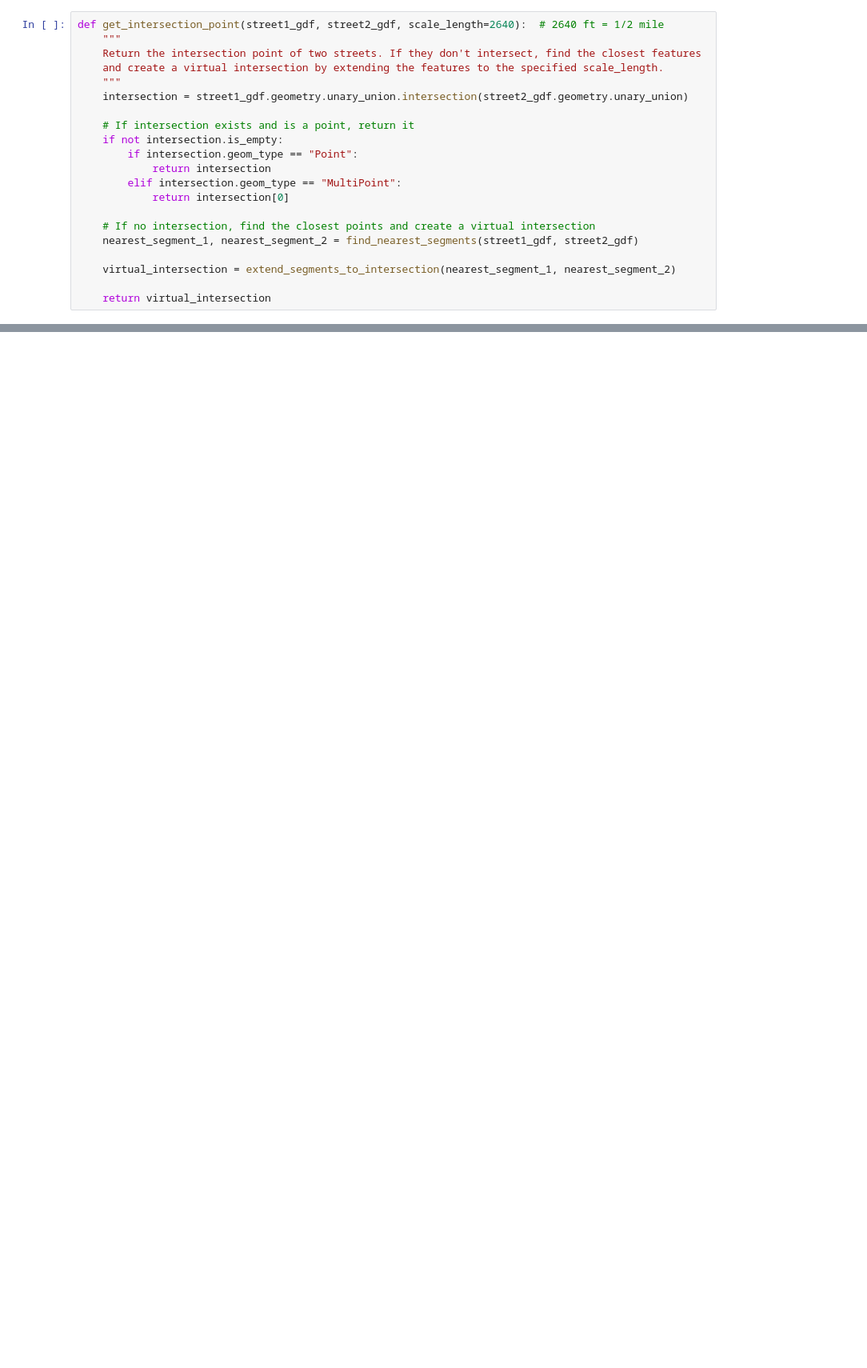
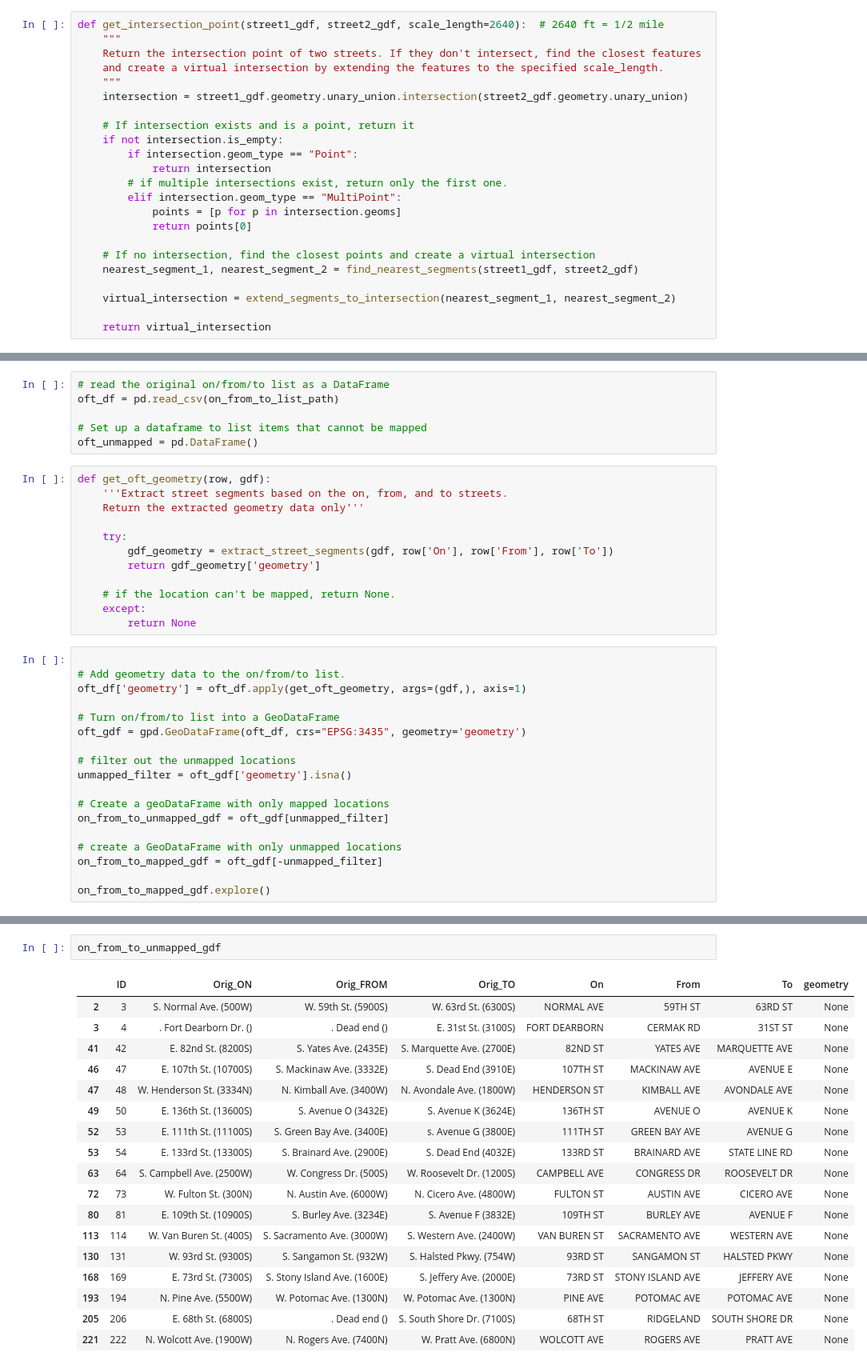
Before and after one commit to kristenhahn/on_from_to_mapping, a Jupyter notebook: OnFromTo_Mapping_CDOT_Centerlines_Shapefile.ipynb, the cells around one changed output, grey strips where cells are left out. Shown at 80% size. Drawn from its saved outputs; the diff is of its cells as text; blank space fills up the shorter version.

Commit message:
Map a list of streets from a CSV file and export the results

```diff
--- a/OnFromTo_Mapping_CDOT_Centerlines_Shapefile.ipynb
+++ b/OnFromTo_Mapping_CDOT_Centerlines_Shapefile.ipynb
@@ -84,8 +109,10 @@ def get_intersection_point(street1_gdf, street2_gdf, scale_length=2640):  # 2640
     if not intersection.is_empty:
         if intersection.geom_type == "Point":
             return intersection
+        # if multiple intersections exist, return only the first one.
         elif intersection.geom_type == "MultiPoint":
-            return intersection[0]
+            points = [p for p in intersection.geoms]
+            return points[0]
 
     # If no intersection, find the closest points and create a virtual intersection
     nearest_segment_1, nearest_segment_2 = find_nearest_segments(street1_gdf, street2_gdf)
@@ -176,0 +206,36 @@ test_gdf.explore()
+# %%
+# read the original on/from/to list as a DataFrame
+oft_df = pd.read_csv(on_from_to_list_path)
+
+# Set up a dataframe to list items that cannot be mapped
+oft_unmapped = pd.DataFrame()
+# %%
+def get_oft_geometry(row, gdf):
+    '''Extract street segments based on the on, from, and to streets.
+    Return the extracted geometry data only'''
+
+    try:
+        gdf_geometry = extract_street_segments(gdf, row['On'], row['From'], row['To'])
+        return gdf_geometry['geometry']
+
+    # if the location can't be mapped, return None.
+    except:
+        return None
+# %%
+
+# Add geometry data to the on/from/to list.
+oft_df['geometry'] = oft_df.apply(get_oft_geometry, args=(gdf,), axis=1)
+
+# Turn on/from/to list into a GeoDataFrame
+oft_gdf = gpd.GeoDataFrame(oft_df, crs="EPSG:3435", geometry='geometry')
+
+# filter out the unmapped locations
+unmapped_filter = oft_gdf['geometry'].isna()
+
+# Create a geoDataFrame with only mapped locations
+on_from_to_unmapped_gdf = oft_gdf[unmapped_filter]
+
+# create a GeoDataFrame with only unmapped locations
+on_from_to_mapped_gdf = oft_gdf[-unmapped_filter]
+
+on_from_to_mapped_gdf.explore()
@@ -176,0 +244,21 @@ test_gdf.explore()
+# %%
+on_from_to_unmapped_gdf
+# %% [output]
+|  | ID | Orig_ON | Orig_FROM | Orig_TO | On | From | To | geometry |
+| 2 | 3 | S. Normal Ave. (500W) | W. 59th St. (5900S) | W. 63rd St. (6300S) | NORMAL AVE | 59TH ST | 63RD ST | None |
+| 3 | 4 | . Fort Dearborn Dr. () | . Dead end () | E. 31st St. (3100S) | FORT DEARBORN | CERMAK RD | 31ST ST | None |
+| 41 | 42 | E. 82nd St. (8200S) | S. Yates Ave. (2435E) | S. Marquette Ave. (2700E) | 82ND ST | YATES AVE | MARQUETTE AVE | None |
+| 46 | 47 | E. 107th St. (10700S) | S. Mackinaw Ave. (3332E) | S. Dead End (3910E) | 107TH ST | MACKINAW AVE | AVENUE E | None |
+| 47 | 48 | W. Henderson St. (3334N) | N. Kimball Ave. (3400W) | N. Avondale Ave. (1800W) | HENDERSON ST | KIMBALL AVE | AVONDALE AVE | None |
+| 49 | 50 | E. 136th St. (13600S) | S. Avenue O (3432E) | S. Avenue K (3624E) | 136TH ST | AVENUE O | AVENUE K | None |
+| 52 | 53 | E. 111th St. (11100S) | S. Green Bay Ave. (3400E) | s. Avenue G (3800E) | 111TH ST | GREEN BAY AVE | AVENUE G | None |
+| 53 | 54 | E. 133rd St. (13300S) | S. Brainard Ave. (2900E) | S. Dead End (4032E) | 133RD ST | BRAINARD AVE | STATE LINE RD | None |
+| 63 | 64 | S. Campbell Ave. (2500W) | W. Congress Dr. (500S) | W. Roosevelt Dr. (1200S) | CAMPBELL AVE | CONGRESS DR | ROOSEVELT DR | None |
+| 72 | 73 | W. Fulton St. (300N) | N. Austin Ave. (6000W) | N. Cicero Ave. (4800W) | FULTON ST | AUSTIN AVE | CICERO AVE | None |
+| 80 | 81 | E. 109th St. (10900S) | S. Burley Ave. (3234E) | S. Avenue F (3832E) | 109TH ST | BURLEY AVE | AVENUE F | None |
+| 113 | 114 | W. Van Buren St. (400S) | S. Sacramento Ave. (3000W) | S. Western Ave. (2400W) | VAN BUREN ST | SACRAMENTO AVE | WESTERN AVE | None |
+| 130 | 131 | W. 93rd St. (9300S) | S. Sangamon St. (932W) | S. Halsted Pkwy. (754W) | 93RD ST | SANGAMON ST | HALSTED PKWY | None |
+| 168 | 169 | E. 73rd St. (7300S) | S. Stony Island Ave. (1600E) | S. Jeffery Ave. (2000E) | 73RD ST | STONY ISLAND AVE | JEFFERY AVE | None |
+| 193 | 194 | N. Pine Ave. (5500W) | W. Potomac Ave. (1300N) | W. Potomac Ave. (1300N) | PINE AVE | POTOMAC AVE | POTOMAC AVE | None |
+| 205 | 206 | E. 68th St. (6800S) | . Dead end () | S. South Shore Dr. (7100S) | 68TH ST | RIDGELAND | SOUTH SHORE DR | None |
+| 221 | 222 | N. Wolcott Ave. (1900W) | N. Rogers Ave. (7400N) | W. Pratt Ave. (6800N) | WOLCOTT AVE | ROGERS AVE | PRATT AVE | None |
```
Also changed, not shown: parts of 11 cells of this notebook.
